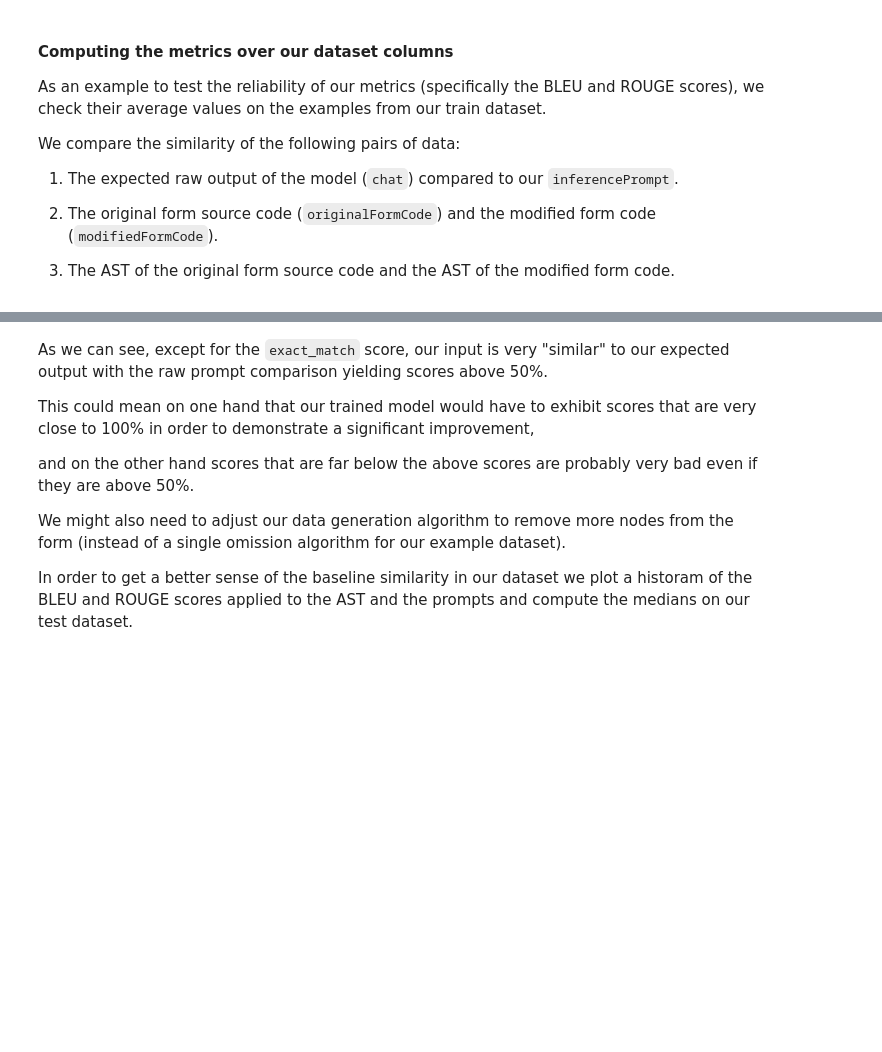
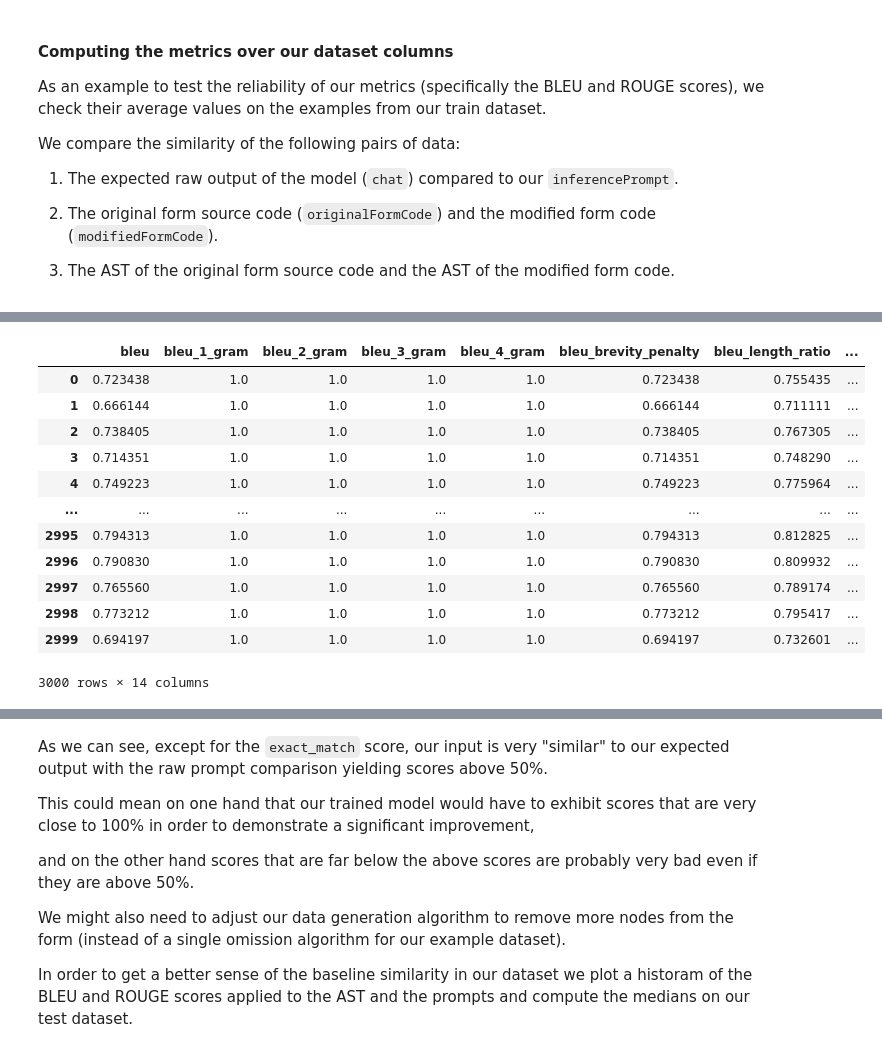
Before and after one commit to guyo13/Form-Lang, a Jupyter notebook: ml/Domain-Specific-Code-Generation-In-FormLang.ipynb, the cells around one changed output, grey strips where cells are left out. Saved outputs shown, nothing was run; the diff lists cells and outputs as text; code cells hidden in the pictures; blank space fills up the shorter version.

Commit message:
Created using Colab - compute scores

```diff
--- a/ml/Domain-Specific-Code-Generation-In-FormLang.ipynb
+++ b/ml/Domain-Specific-Code-Generation-In-FormLang.ipynb
@@ -817,7 +824,7 @@ def extract_metric_relevant_columns(metrics_output):
   metrics = {}
   if 'bleu' in metrics_output:
     metrics['bleu'] = metrics_output['bleu']
-    for i in range(len(metrics['precisions'])):
+    for i in range(len(metrics_output['precisions'])):
       metrics[f'bleu_{i+1}_gram'] = metrics_output['precisions'][i]
     metrics['bleu_brevity_penalty'] = metrics_output['brevity_penalty']
     metrics['bleu_length_ratio'] = metrics_output['length_ratio']
@@ -837,26 +844,33 @@ def extract_metric_relevant_columns(metrics_output):
     metrics['chrf'] = metrics_output['score']
   return metrics
 # %%
+def compute_metric_and_return_dataframe(dataset, metric_fn, get_predictions, get_references):
+  column_names = list(dataset.features)
+  results = dataset.map(
+      lambda example: extract_metric_relevant_columns(metric_fn.compute(predictions=get_predictions(example), references=get_references(example))),
+      batched=False,
+      num_proc=multiprocessing.cpu_count(),
+      remove_columns=column_names
+      )
+  return results.to_pandas()
+
 def compute_raw_output_metrics(dataset, metric_fn):
-  results = []
-  for example in dataset.iter(1):
-    metrics = metric_fn.compute(predictions=[example["inferencePrompt"]], references=[example["chat"]])
-    results.append(extract_metric_relevant_columns(metrics))
-  return pd.DataFrame(results)
+  get_predictions = lambda example: [example["inferencePrompt"]]
+  get_references = lambda example: [example["chat"]]
+
+  return compute_metric_and_return_dataframe(dataset, metric_fn, get_predictions, get_references)
 
 def compute_source_code_metrics(dataset, metric_fn):
-  results = []
-  for example in dataset.iter(1):
-    metrics = metric_fn.compute(predictions=[example["modifiedFormCode"]], references=[example["originalFormCode"]])
-    results.append(extract_metric_relevant_columns(metrics))
-  return pd.DataFrame(results)
+  get_predictions = lambda example: [example["modifiedFormCode"]]
+  get_references = lambda example: [example["originalFormCode"]]
+
+  return compute_metric_and_return_dataframe(dataset, metric_fn, get_predictions, get_references)
 
 def compute_json_ast_metrics(dataset, metric_fn):
-  results = []
-  for example in dataset.iter(1):
-    metrics = metric_fn.compute(predictions=[json.dumps(get_ast(example["modifiedFormCode"]))], references=[example["originalFormAst"]])
-    results.append(extract_metric_relevant_columns(metrics))
-  return pd.DataFrame(results)
+  get_predictions = lambda example: [json.dumps(get_ast(example["modifiedFormCode"]))]
+  get_references = lambda example: [example["originalFormAst"]]
+
+  return compute_metric_and_return_dataframe(dataset, metric_fn, get_predictions, get_references)
 # %%
 %%time
 # TODO - run concurrently using joblib
@@ -865,0 +895,5 @@ KeyboardInterrupt:
+# %%
+%%time
+raw_llm_outputs_results = compute_raw_output_metrics(ds_3k_with_prompts, all_metrics)
+raw_llm_outputs_results
+# %% [output]
@@ -866,3 +902,16 @@ KeyboardInterrupt:
+|  | bleu | bleu_1_gram | bleu_2_gram | bleu_3_gram | bleu_4_gram | bleu_brevity_penalty | bleu_length_ratio | ... |
+| 0 | 0.723438 | 1.0 | 1.0 | 1.0 | 1.0 | 0.723438 | 0.755435 | ... |
+| 1 | 0.666144 | 1.0 | 1.0 | 1.0 | 1.0 | 0.666144 | 0.711111 | ... |
+| 2 | 0.738405 | 1.0 | 1.0 | 1.0 | 1.0 | 0.738405 | 0.767305 | ... |
+| 3 | 0.714351 | 1.0 | 1.0 | 1.0 | 1.0 | 0.714351 | 0.748290 | ... |
+| 4 | 0.749223 | 1.0 | 1.0 | 1.0 | 1.0 | 0.749223 | 0.775964 | ... |
+| ... | ... | ... | ... | ... | ... | ... | ... | ... |
+| 2995 | 0.794313 | 1.0 | 1.0 | 1.0 | 1.0 | 0.794313 | 0.812825 | ... |
+| 2996 | 0.790830 | 1.0 | 1.0 | 1.0 | 1.0 | 0.790830 | 0.809932 | ... |
+| 2997 | 0.765560 | 1.0 | 1.0 | 1.0 | 1.0 | 0.765560 | 0.789174 | ... |
+| 2998 | 0.773212 | 1.0 | 1.0 | 1.0 | 1.0 | 0.773212 | 0.795417 | ... |
+| 2999 | 0.694197 | 1.0 | 1.0 | 1.0 | 1.0 | 0.694197 | 0.732601 | ... |
+3000 rows × 14 columns
 # %%
 %%time
 source_code_results = compute_source_code_metrics(ds_3k_with_prompts, all_metrics)
```
Also changed, not shown: parts of 15 cells of this notebook.
